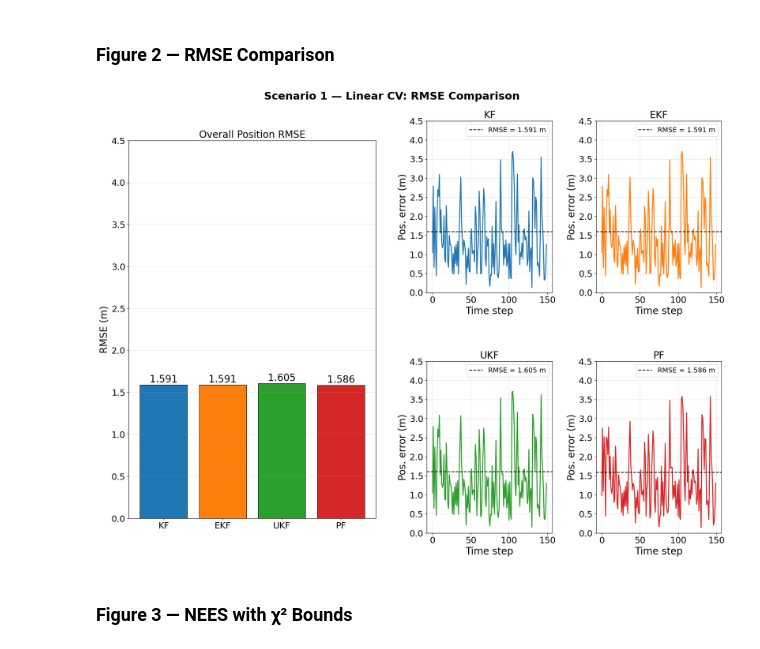
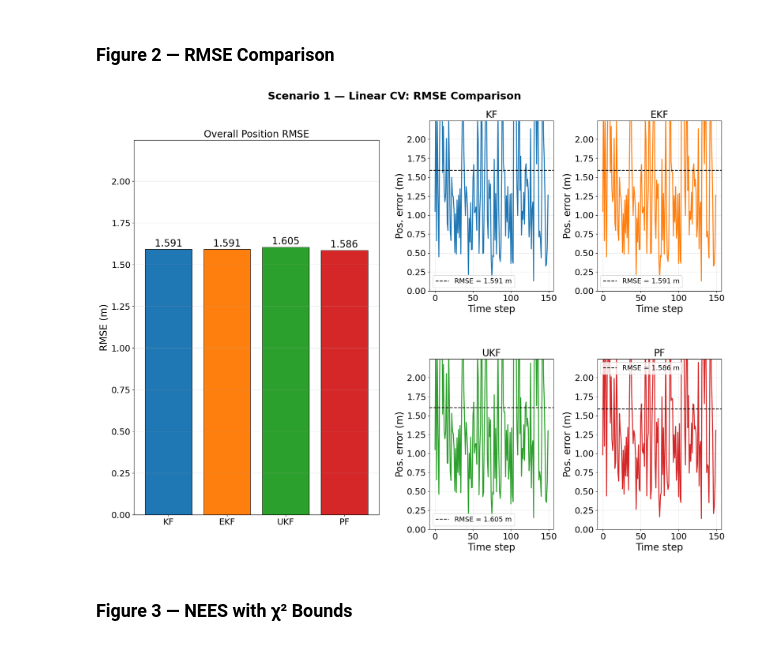
Before and after one commit to Moyin3/Dissertation, a Jupyter notebook: comparative_analysis.ipynb, the cells around one changed output. Drawn from its saved outputs; the diff is of its cells as text; code cells hidden in the pictures.

```diff
--- a/comparative_analysis.ipynb
+++ b/comparative_analysis.ipynb
@@ -414,36 +423,37 @@ plt.tight_layout(); plt.savefig('figures/s1_trajectory.png'); plt.show()
 # %%
 overall1 = {f: np.sqrt(np.mean(np.sum((est1[f][:,:2]-true_states_1[:,:2])**2, axis=1))) for f in FILTERS}
 
 fig = plt.figure(figsize=(20, 14))
 
 # Left column: bar chart (full height)
 ax_bar = fig.add_subplot(1, 2, 1)
 bars = ax_bar.bar(FILTERS, [overall1[f] for f in FILTERS],
                   color=[COLORS[f] for f in FILTERS], edgecolor='k', lw=0.9)
 for bar, f in zip(bars, FILTERS):
     ax_bar.text(bar.get_x()+bar.get_width()/2, bar.get_height()+0.005,
                 f'{overall1[f]:.3f}', ha='center', va='bottom', fontsize=FS)
 ax_bar.set_ylabel('RMSE (m)'); ax_bar.set_title('Overall Position RMSE')
 ax_bar.grid(True, axis='y', alpha=0.3)
-ax_bar.set_ylim(0, RMSE_BAR_YLIM)
+rmse_ylim = max(overall1.values()) * 1.4
+ax_bar.set_ylim(0, rmse_ylim)
 
 # Right column: 2×2 per-filter position error
 gs_right = fig.add_gridspec(2, 2, left=0.55, right=0.97, top=0.92, bottom=0.08,
                               hspace=0.40, wspace=0.35)
 for idx, f in enumerate(FILTERS):
     ax = fig.add_subplot(gs_right[idx//2, idx%2])
     err = pos_err_ts(est1[f], true_states_1)
     rmse_f = np.sqrt(np.mean(err**2))
     ax.plot(t1, err, color=COLORS[f], lw=2.0)
     ax.axhline(rmse_f, color='k', ls='--', lw=1.6, label=f'RMSE = {rmse_f:.3f} m')
     ax.set_title(f); ax.set_xlabel('Time step'); ax.set_ylabel('Pos. error (m)')
     ax.legend(fontsize=FS_LEG-2); ax.grid(True, alpha=0.3)
-    ax.set_ylim(0, RMSE_BAR_YLIM)
+    ax.set_ylim(0, rmse_ylim)
 
 fig.suptitle('Scenario 1 — Linear CV: RMSE Comparison', fontweight='bold')
 plt.savefig('figures/s1_rmse.png'); plt.show()
 # %% [output]
-[figure, old version]
+[figure, new version]
 # %% [markdown]
 ### Figure 3 — NEES with χ² Bounds
 # %%
```
Also changed, not shown: parts of 13 cells of this notebook, 6 other files.
